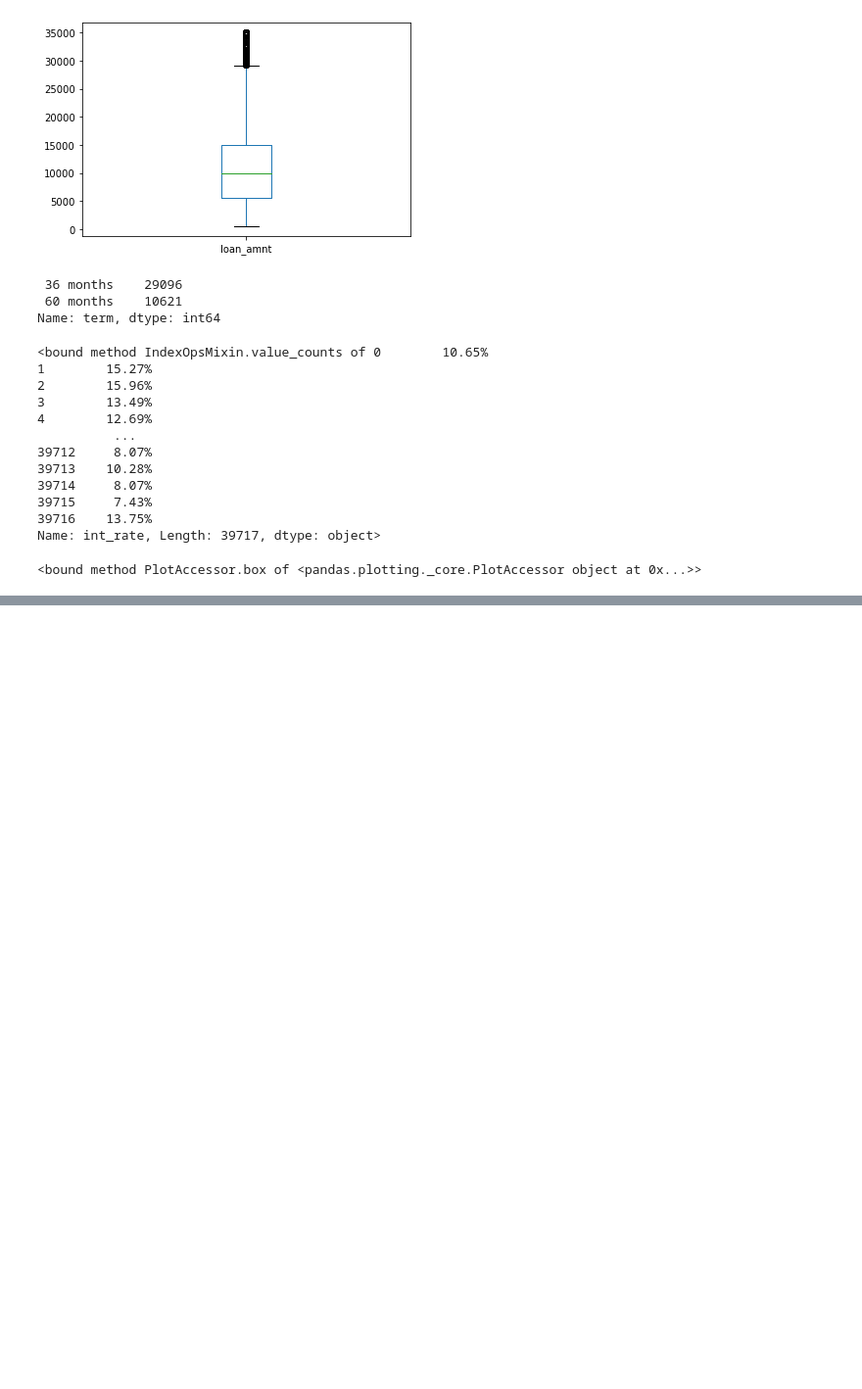
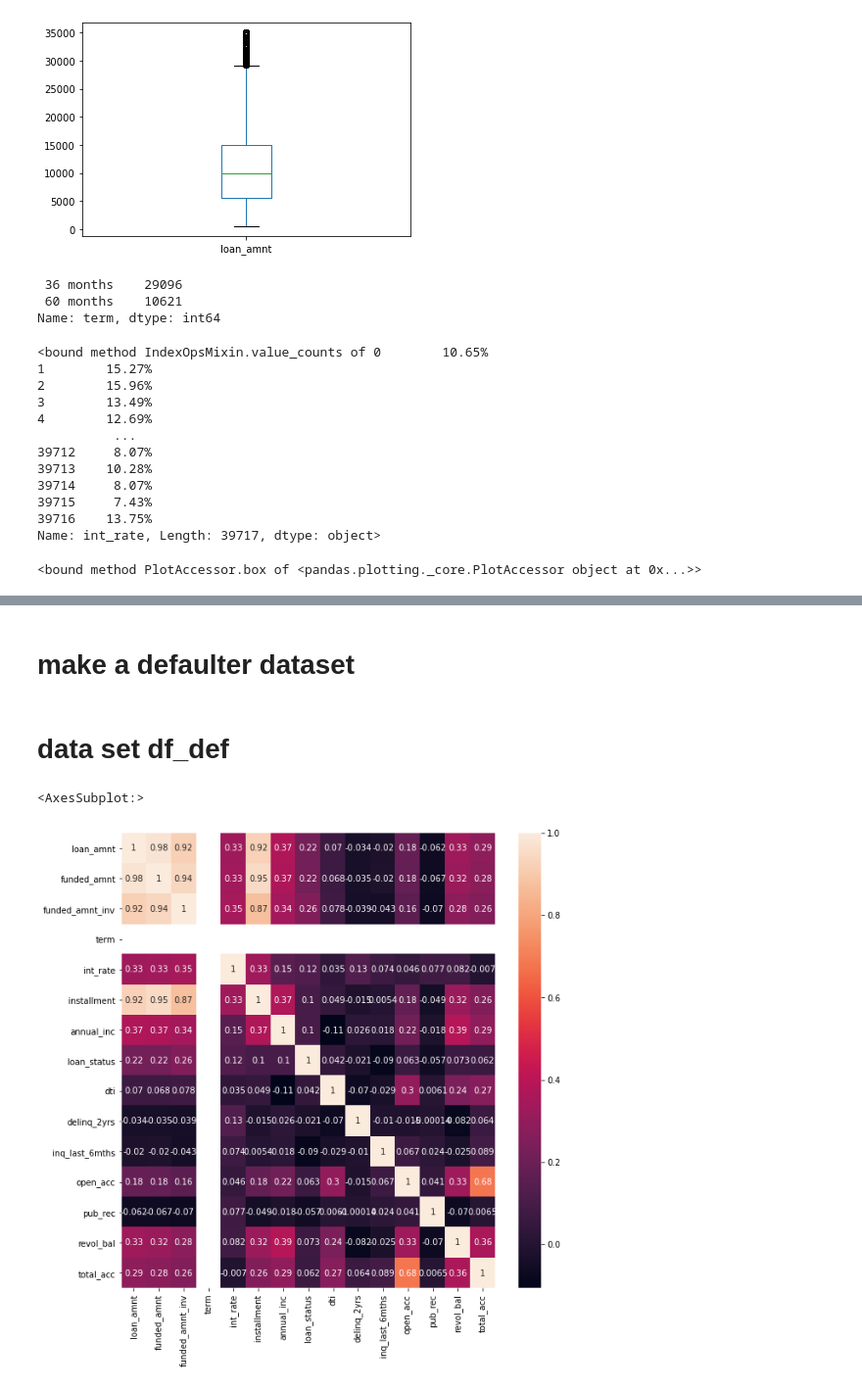
Before and after one commit to deepakkalarikkal/LendingClub, a Jupyter notebook: LendingClubCaseStudy.ipynb, the cells around one changed output, grey strips where cells are left out. Shown at 98% size. Cells and saved outputs as stored; diff of their text form; code cells hidden in the pictures; blank space fills up the shorter version.

```diff
--- a/LendingClubCaseStudy.ipynb
+++ b/LendingClubCaseStudy.ipynb
@@ -333,0 +758,14 @@ mod_df['int_rate'].plot.box
+# %% [markdown]
+# make a defaulter dataset
+# %% [markdown]
+# data set df_def
+# %%
+df_def= mod_df[mod_df['loan_status']>0]
+# %%
+df_def_cor=df_def.corr()
+# %%
+fig, ax = plt.subplots(figsize=(10,10))
+sns.heatmap(df_def_cor,annot=True, ax=ax)
+# %% [output]
+<AxesSubplot:>
+[figure, added]
```
Also changed, not shown: parts of 176 cells of this notebook.
